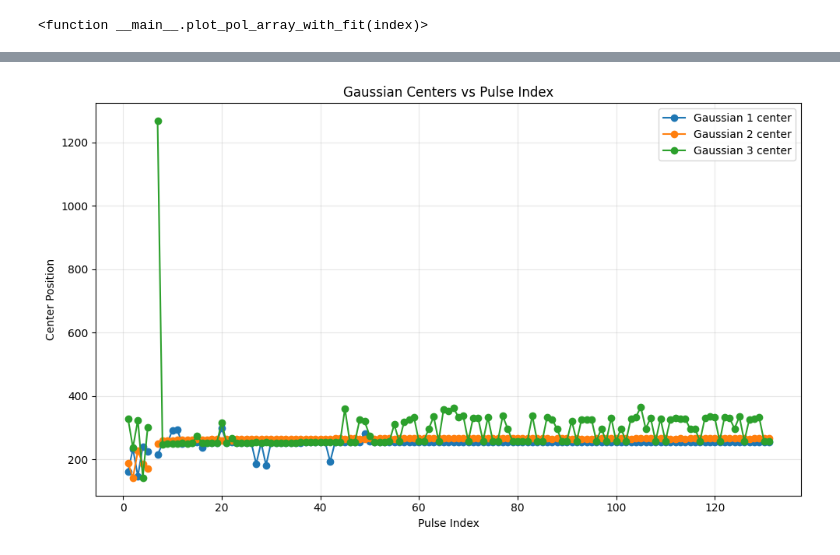
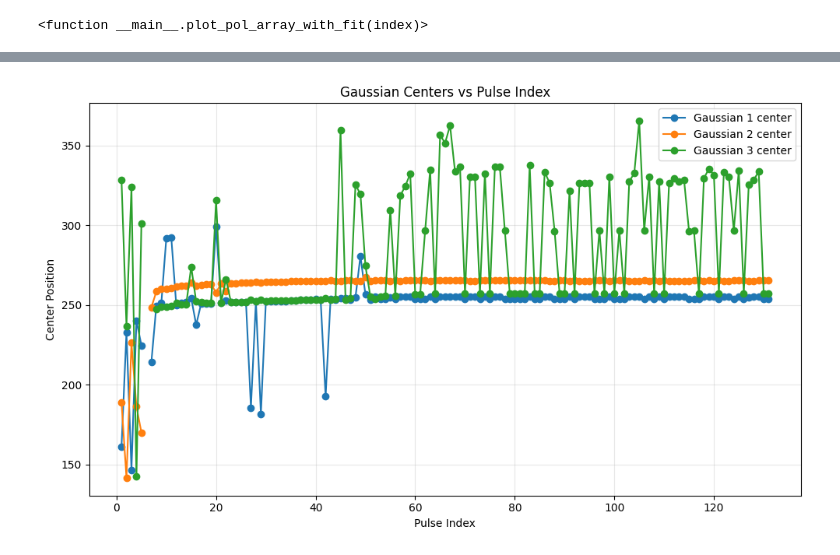
Before and after one commit to evan-toon/DNP, a Jupyter notebook: Proton_Spin_Up.ipynb, the cells around one changed output, grey strips where cells are left out. Drawn from its saved outputs; the diff is of its cells as text; code cells hidden in the pictures.

```diff
--- a/Proton_Spin_Up.ipynb
+++ b/Proton_Spin_Up.ipynb
@@ -145,32 +124,33 @@ for index in range(len(df)):
             'index': index,
             'time': df.index[index],
             'pol': df.iloc[index]['pol'],
             'params': popt
         })
     except RuntimeError:
         # If fit fails, append NaNs to keep indexing consistent
         fit_results.append({
             'index': index,
             'time': df.index[index],
             'pol': df.iloc[index]['pol'],
             'params': [np.nan]*9
         })
 
 # Convert fit results to DataFrame
 fit_df = pd.DataFrame(fit_results)
 
 # Plot the center positions of each Gaussian over pulse index
 plt.figure(figsize=(10, 6))
 for i in range(3):
     centers = fit_df['params'].apply(lambda p: p[i*3+1] if isinstance(p, (list, np.ndarray)) else np.nan)
-    plt.plot(fit_df['index'], centers, 'o-', label=f'Gaussian {i+1} center')
+    filtered_centers = centers.where((centers < 1200), np.nan)
+    plt.plot(fit_df['index'], filtered_centers, 'o-', label=f'Gaussian {i+1} center')
 
 plt.xlabel('Pulse Index')
 plt.ylabel('Center Position')
 plt.title('Gaussian Centers vs Pulse Index')
 plt.grid(True, alpha=0.3)
 plt.legend()
 plt.tight_layout()
 plt.show()
 # %% [output]
-[figure, old version]
+[figure, new version]
```
Also changed, not shown: parts of 7 cells of this notebook.
